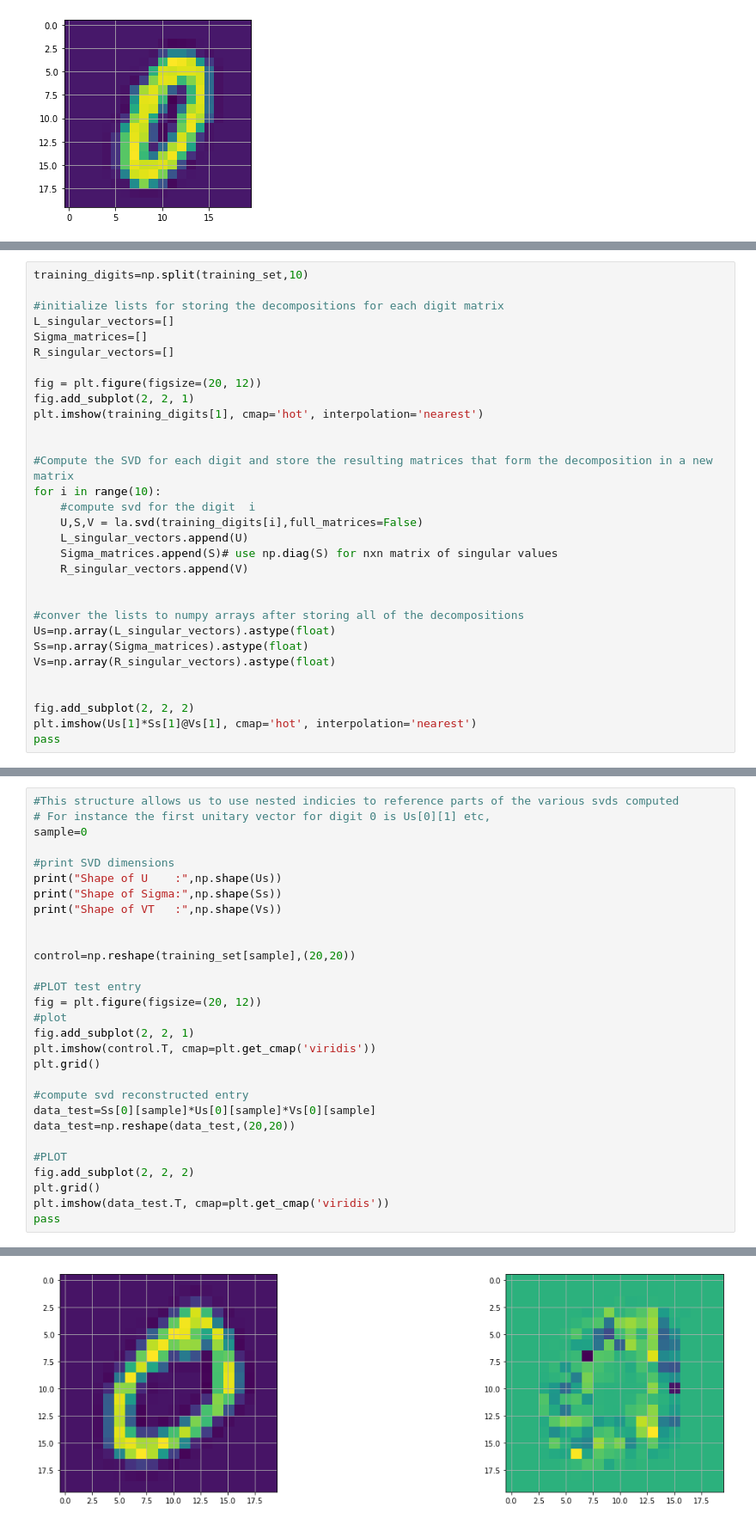
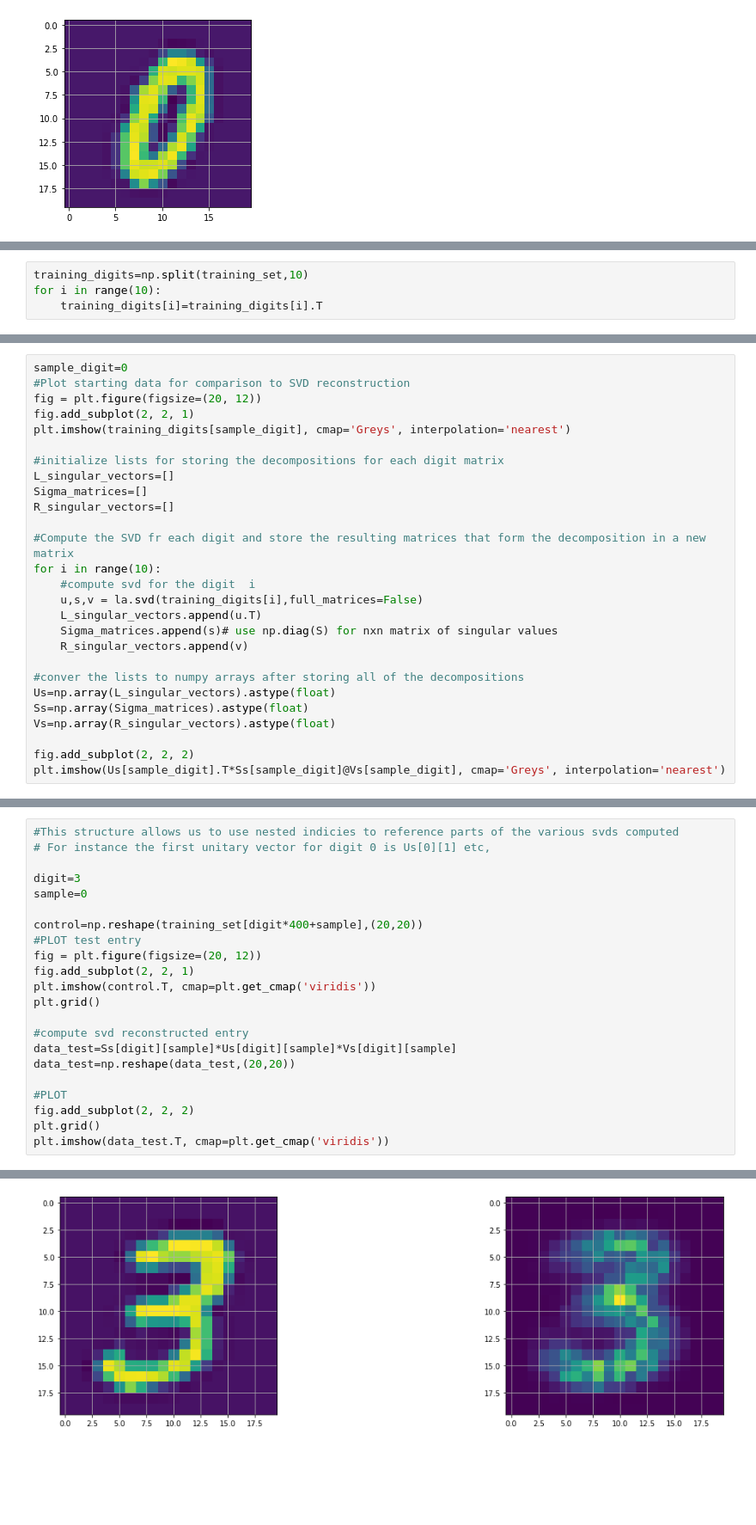
Before and after one commit to qherm/math425-final-project, a Jupyter notebook: Problem 3.ipynb, the cells around one changed output, grey strips where cells are left out. Shown: that part at 86% size. Drawn from its saved outputs; the diff is of its cells as text; blank space fills up the shorter version.

```diff
--- a/Problem 3.ipynb
+++ b/Problem 3.ipynb
@@ -27,0 +44,4 @@ plt.grid()
+# %%
+training_digits=np.split(training_set,10)
+for i in range(10):
+    training_digits[i]=training_digits[i].T
@@ -28,32 +50,28 @@ plt.grid()
 # %%
-training_digits=np.split(training_set,10)
+sample_digit=0
+#Plot starting data for comparison to SVD reconstruction
+fig = plt.figure(figsize=(20, 12))
+fig.add_subplot(2, 2, 1)
+plt.imshow(training_digits[sample_digit], cmap='Greys', interpolation='nearest')
 
 #initialize lists for storing the decompositions for each digit matrix
 L_singular_vectors=[]
 Sigma_matrices=[]
 R_singular_vectors=[]
 
-fig = plt.figure(figsize=(20, 12))
-fig.add_subplot(2, 2, 1)
-plt.imshow(training_digits[1], cmap='hot', interpolation='nearest')
-
-
-#Compute the SVD for each digit and store the resulting matrices that form the decomposition in a new matrix
+#Compute the SVD fr each digit and store the resulting matrices that form the decomposition in a new matrix
 for i in range(10):
     #compute svd for the digit  i
-    U,S,V = la.svd(training_digits[i],full_matrices=False)
-    L_singular_vectors.append(U)
-    Sigma_matrices.append(S)# use np.diag(S) for nxn matrix of singular values
-    R_singular_vectors.append(V)
-
+    u,s,v = la.svd(training_digits[i],full_matrices=False)
+    L_singular_vectors.append(u.T)
+    Sigma_matrices.append(s)# use np.diag(S) for nxn matrix of singular values
+    R_singular_vectors.append(v)
 
 #conver the lists to numpy arrays after storing all of the decompositions
 Us=np.array(L_singular_vectors).astype(float)
 Ss=np.array(Sigma_matrices).astype(float)
 Vs=np.array(R_singular_vectors).astype(float)
 
-
 fig.add_subplot(2, 2, 2)
-plt.imshow(Us[1]*Ss[1]@Vs[1], cmap='hot', interpolation='nearest')
-pass
+plt.imshow(Us[sample_digit].T*Ss[sample_digit]@Vs[sample_digit], cmap='Greys', interpolation='nearest')
 # %% [output]
@@ -81,30 +80,23 @@ pass
 # %%
 #This structure allows us to use nested indicies to reference parts of the various svds computed
 # For instance the first unitary vector for digit 0 is Us[0][1] etc,
+
+digit=3
 sample=0
 
-#print SVD dimensions
-print("Shape of U    :",np.shape(Us))
-print("Shape of Sigma:",np.shape(Ss))
-print("Shape of VT   :",np.shape(Vs))
-
-
-control=np.reshape(training_set[sample],(20,20))
-
+control=np.reshape(training_set[digit*400+sample],(20,20))
 #PLOT test entry
 fig = plt.figure(figsize=(20, 12))
-#plot
 fig.add_subplot(2, 2, 1)
 plt.imshow(control.T, cmap=plt.get_cmap('viridis'))
 plt.grid()
 
 #compute svd reconstructed entry
-data_test=Ss[0][sample]*Us[0][sample]*Vs[0][sample]
+data_test=Ss[digit][sample]*Us[digit][sample]*Vs[digit][sample]
 data_test=np.reshape(data_test,(20,20))
 
 #PLOT
 fig.add_subplot(2, 2, 2)
 plt.grid()
 plt.imshow(data_test.T, cmap=plt.get_cmap('viridis'))
-pass
 # %% [output]
@@ -114 +104 @@ Shape of VT   : (10, 400, 400)
-[figure, old version]
+[figure, new version]
```
Also changed, not shown: parts of 25 cells of this notebook.
